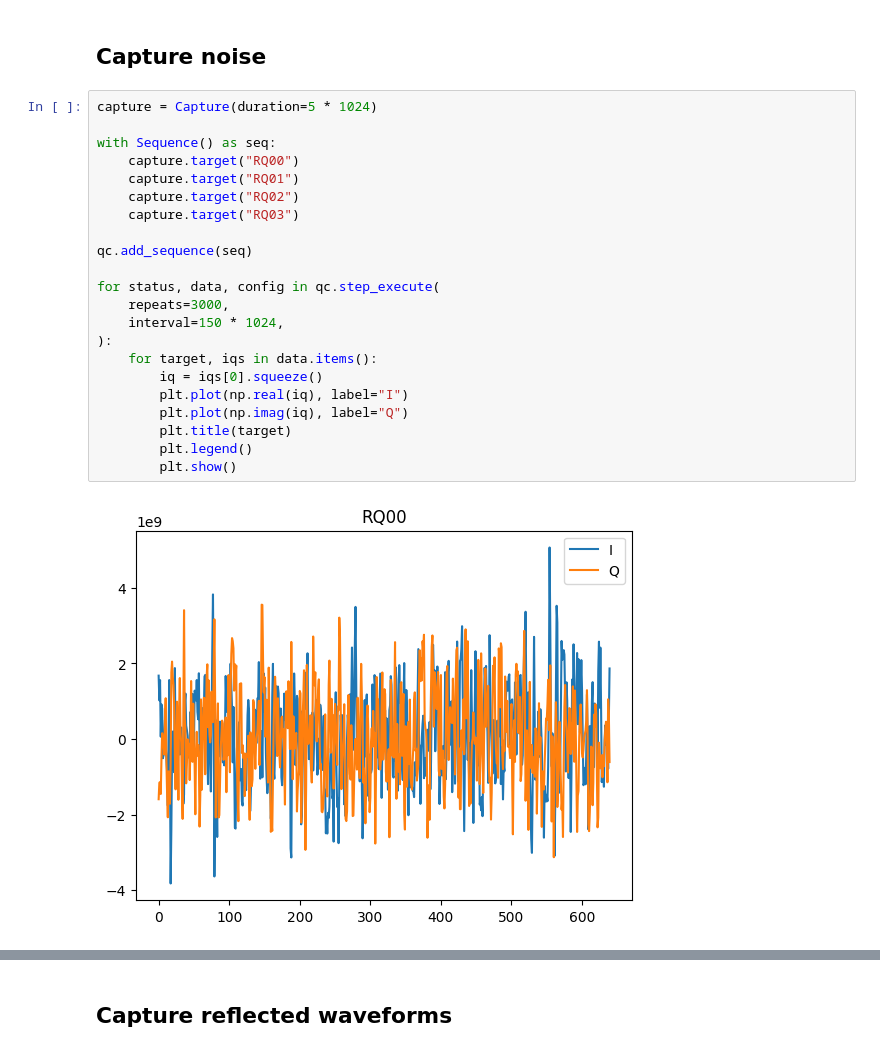
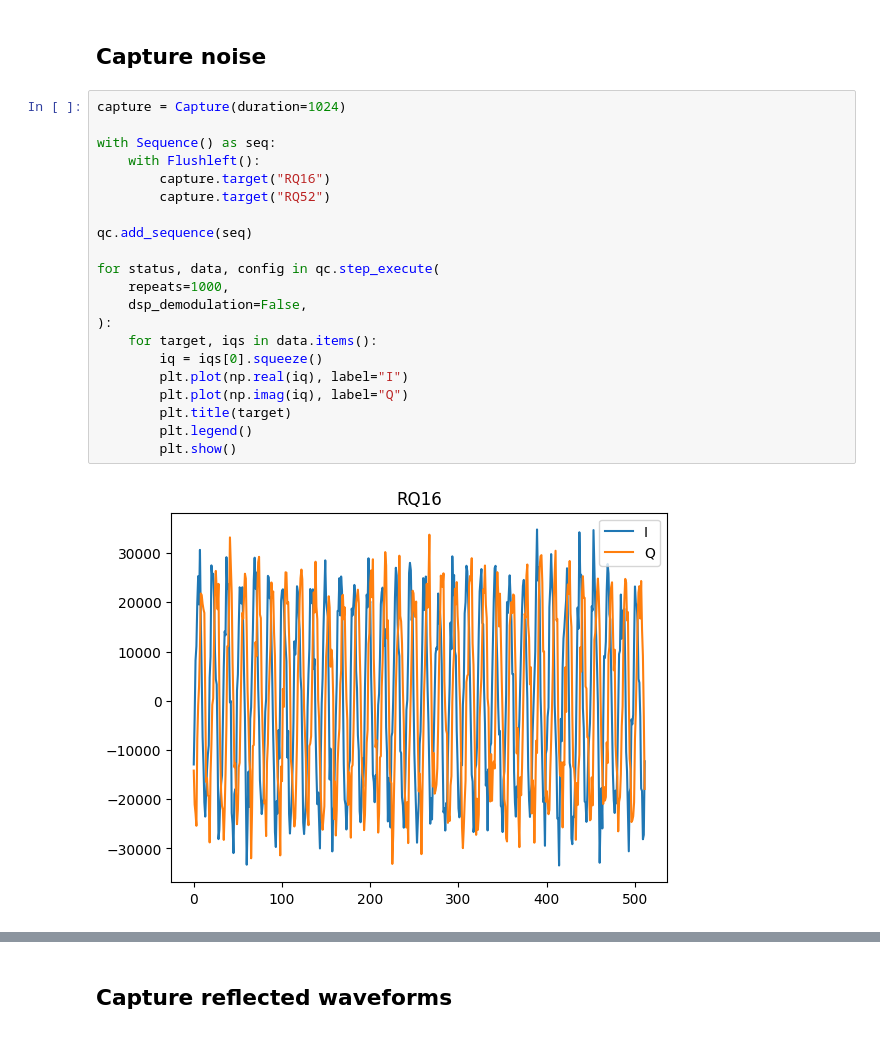
Before and after one commit to qiqb-osaka/qube-calib, a Jupyter notebook: docs/1_measure_waveforms.ipynb, the cells around one changed output, grey strips where cells are left out. Saved outputs shown, nothing was run; the diff lists cells and outputs as text.

```diff
--- a/docs/1_measure_waveforms.ipynb
+++ b/docs/1_measure_waveforms.ipynb
@@ -71,26 +62,25 @@ box.dump_box()
 # %% [markdown]
 ## Capture noise
 # %%
-capture = Capture(duration=5 * 1024)
+capture = Capture(duration=1024)
 
 with Sequence() as seq:
-    capture.target("RQ00")
-    capture.target("RQ01")
-    capture.target("RQ02")
-    capture.target("RQ03")
+    with Flushleft():
+        capture.target("RQ16")
+        capture.target("RQ52")
 
 qc.add_sequence(seq)
 
 for status, data, config in qc.step_execute(
-    repeats=3000,
-    interval=150 * 1024,
+    repeats=1000,
+    dsp_demodulation=False,
 ):
     for target, iqs in data.items():
         iq = iqs[0].squeeze()
         plt.plot(np.real(iq), label="I")
         plt.plot(np.imag(iq), label="Q")
         plt.title(target)
         plt.legend()
         plt.show()
 # %% [output]
-[figure, old version]
+[figure, new version]
```
Also changed, not shown: parts of 9 cells of this notebook, 4 other files.
